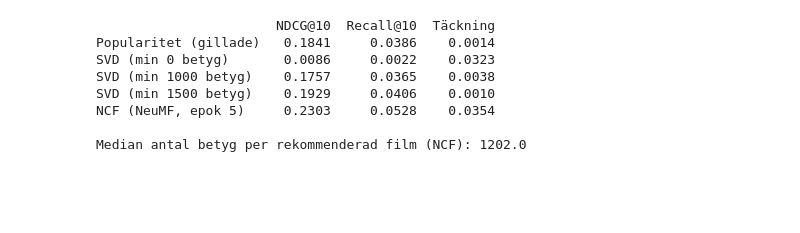
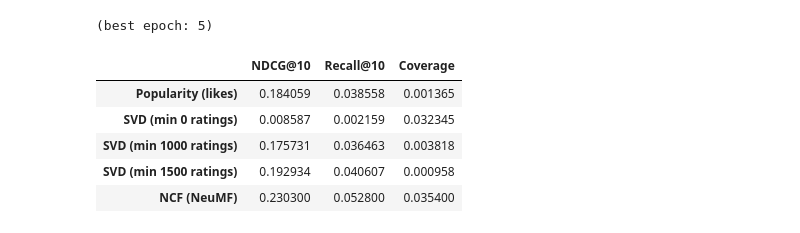
Before and after one commit to SaharMian/recsys-letterboxd, a Jupyter notebook: nfc.ipynb, the cells around one changed output. Drawn from its saved outputs; the diff is of its cells as text; code cells hidden in the pictures; blank space fills up the shorter version.

```diff
--- a/nfc.ipynb
+++ b/nfc.ipynb
@@ -98,9 +148,8 @@ Median antal betyg per film:  positiva 462.0 | negativa 11.0
 # %%
-import torch.nn as nn
-
 class NeuMF(nn.Module):
     def __init__(self, n_users, n_films, d_gmf=32, d_mlp=32, layers=(64, 32, 16)):
         super().__init__()
+        # separate embeddings for the GMF part and the MLP part
         self.Pg, self.Qg = nn.Embedding(n_users, d_gmf), nn.Embedding(n_films, d_gmf)
         self.Pm, self.Qm = nn.Embedding(n_users, d_mlp), nn.Embedding(n_films, d_mlp)
         mlp, in_dim = [], 2 * d_mlp
@@ -113,11 +162,12 @@ class NeuMF(nn.Module):
             nn.init.normal_(emb.weight, std=0.01)
 
     def forward(self, u, i):
-        g = self.Pg(u) * self.Qg(i)
-        m = self.mlp(torch.cat([self.Pm(u), self.Qm(i)], dim=1))
+        g = self.Pg(u) * self.Qg(i)                                   # GMF
+        m = self.mlp(torch.cat([self.Pm(u), self.Qm(i)], dim=1))      # MLP
         return self.out(torch.cat([g, m], dim=1)).squeeze(1)
 
 def recommend_neumf(model, exclude=('train',), k=K, chunk=50):
+    """Top-k films per user, excluding the films the user has already seen"""
     ex = data[data['split'].isin(exclude)]
     ex_u = torch.tensor(ex['u'].values, dtype=torch.long, device=device)
     ex_i = torch.tensor(ex['i'].values, dtype=torch.long, device=device)
@@ -132,14 +182,15 @@ def recommend_neumf(model, exclude=('train',), k=K, chunk=50):
             u = torch.arange(start, end, device=device)
             scores = model(u.repeat_interleave(n_films), all_films.repeat(len(u))).view(len(u), n_films)
             sel = (ex_u >= start) & (ex_u < end)
-            scores[ex_u[sel] - start, ex_i[sel]] = float('-inf')
+            scores[ex_u[sel] - start, ex_i[sel]] = float('-inf')      # already seen
             top = scores.topk(k, dim=1).indices.cpu().numpy()
             for row, uid in enumerate(range(start, end)):
                 recs[users[uid]] = [films[j] for j in top[row]]
     return recs
 
+# Untrained model: should be close to random
 torch.manual_seed(SEED)
 model = NeuMF(n_users, n_films).to(device)
 recs = recommend_neumf(model)
-print(evaluate(lambda user, seen, kk: recs[user], val, seen_train))
+print(evaluate(lambda user, seen, k: recs[user], val, seen_train))
 # %% [output]
@@ -149,6 +204,4 @@ print(evaluate(lambda user, seen, kk: recs[user], val, seen_train))
 # %%
-import copy
-
 N_NEG, BATCH, LR, EPOCHS = 4, 16384, 0.002, 10
 
 torch.manual_seed(SEED)
@@ -159,6 +212,7 @@ best_ndcg, best_state, best_epoch = -1, None, 0
 
 for epoch in range(1, EPOCHS + 1):
     model.train()
+    # new negatives every epoch
     u_neg, i_neg = sample_negatives(pos_u, N_NEG)
     u_all = torch.cat([pos_u, u_neg])
     i_all = torch.cat([pos_i, i_neg])
@@ -174,14 +228,15 @@ for epoch in range(1, EPOCHS + 1):
         opt.step()
         total += loss.item() * len(idx)
 
+    # evaluate on validation and keep the best epoch
     recs = recommend_neumf(model)
-    res = evaluate(lambda user, seen, kk: recs[user], val, seen_train)
-    print(f"Epok {epoch:>2}: loss {total / len(perm):.4f} | val NDCG {res['NDCG@10']:.4f}, "
-          f"Recall {res['Recall@10']:.4f}, Täckning {res['Täckning']:.4f}")
+    res = evaluate(lambda user, seen, k: recs[user], val, seen_train)
+    print(f"Epoch {epoch:>2}: loss {total / len(perm):.4f} | val NDCG {res['NDCG@10']:.4f}, "
+          f"Recall {res['Recall@10']:.4f}, Coverage {res['Coverage']:.4f}")
     if res['NDCG@10'] > best_ndcg:
         best_ndcg, best_state, best_epoch = res['NDCG@10'], copy.deepcopy(model.state_dict()), epoch
 
 model.load_state_dict(best_state)
 torch.save(best_state, BASE + 'ncf_model.pt')
-print(f"Bästa epok: {best_epoch} (val NDCG {best_ndcg:.4f}), sparad till Drive")
+print(f"Best epoch: {best_epoch} (val NDCG {best_ndcg:.4f}), saved to Drive")
 # %% [output]
@@ -199,23 +260,17 @@ Bästa epok: 5 (val NDCG 0.2303), sparad till Drive
 # %%
 recs_ncf = recommend_neumf(model)
-r = evaluate(lambda user, seen, kk: recs_ncf[user], val, seen_train)
+r = evaluate(lambda user, seen, k: recs_ncf[user], val, seen_train)
 
 tbl = pd.read_csv(BASE + 'results_val.csv', index_col=0)
-tbl.loc[f'NCF (NeuMF, epok {best_epoch})'] = [round(r['NDCG@10'], 4),
-                                               round(r['Recall@10'], 4),
-                                               round(r['Täckning'], 4)]
+tbl.loc['NCF (NeuMF)'] = [round(r['NDCG@10'], 4), round(r['Recall@10'], 4), round(r['Coverage'], 4)]
 tbl.to_csv(BASE + 'results_val.csv')
-print(tbl)
-
-tc = train['film_id'].value_counts().to_dict()
-print("\nMedian antal betyg per rekommenderad film (NCF):",
-      np.median([tc[f] for rec in recs_ncf.values() for f in rec]))
+print(f"(best epoch: {best_epoch})")
+tbl.round(4).
 # %% [output]
-                       NDCG@10  Recall@10  Täckning
-Popularitet (gillade)   0.1841     0.0386    0.0014
-SVD (min 0 betyg)       0.0086     0.0022    0.0323
-SVD (min 1000 betyg)    0.1757     0.0365    0.0038
-SVD (min 1500 betyg)    0.1929     0.0406    0.0010
-NCF (NeuMF, epok 5)     0.2303     0.0528    0.0354
-
-Median antal betyg per rekommenderad film (NCF): 1202.0
+(best epoch: 5)
+|  | NDCG@10 | Recall@10 | Coverage |
+| Popularity (likes) | 0.184059 | 0.038558 | 0.001365 |
+| SVD (min 0 ratings) | 0.008587 | 0.002159 | 0.032345 |
+| SVD (min 1000 ratings) | 0.175731 | 0.036463 | 0.003818 |
+| SVD (min 1500 ratings) | 0.192934 | 0.040607 | 0.000958 |
+| NCF (NeuMF) | 0.230300 | 0.052800 | 0.035400 |
```
Also changed, not shown: parts of 21 cells of this notebook.
